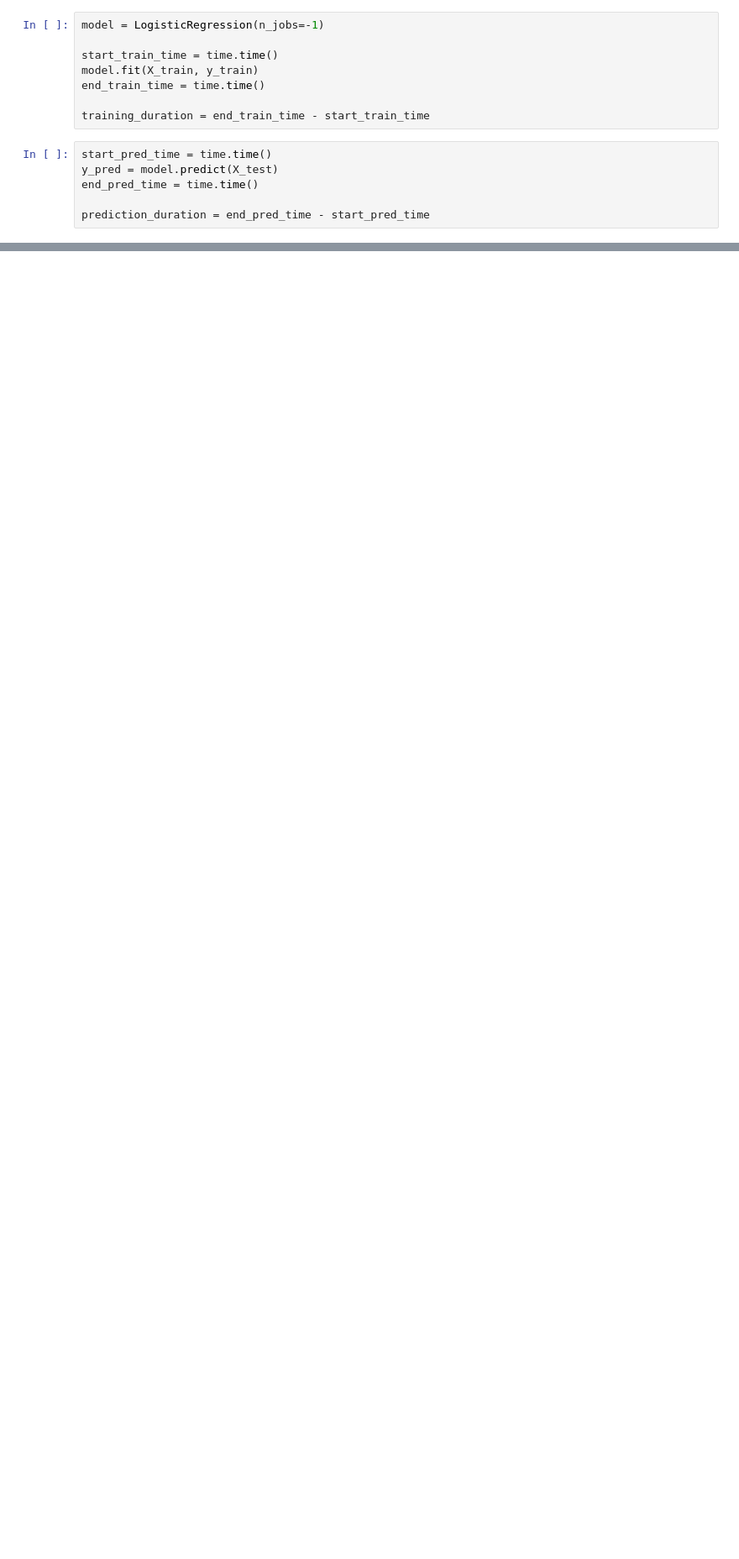
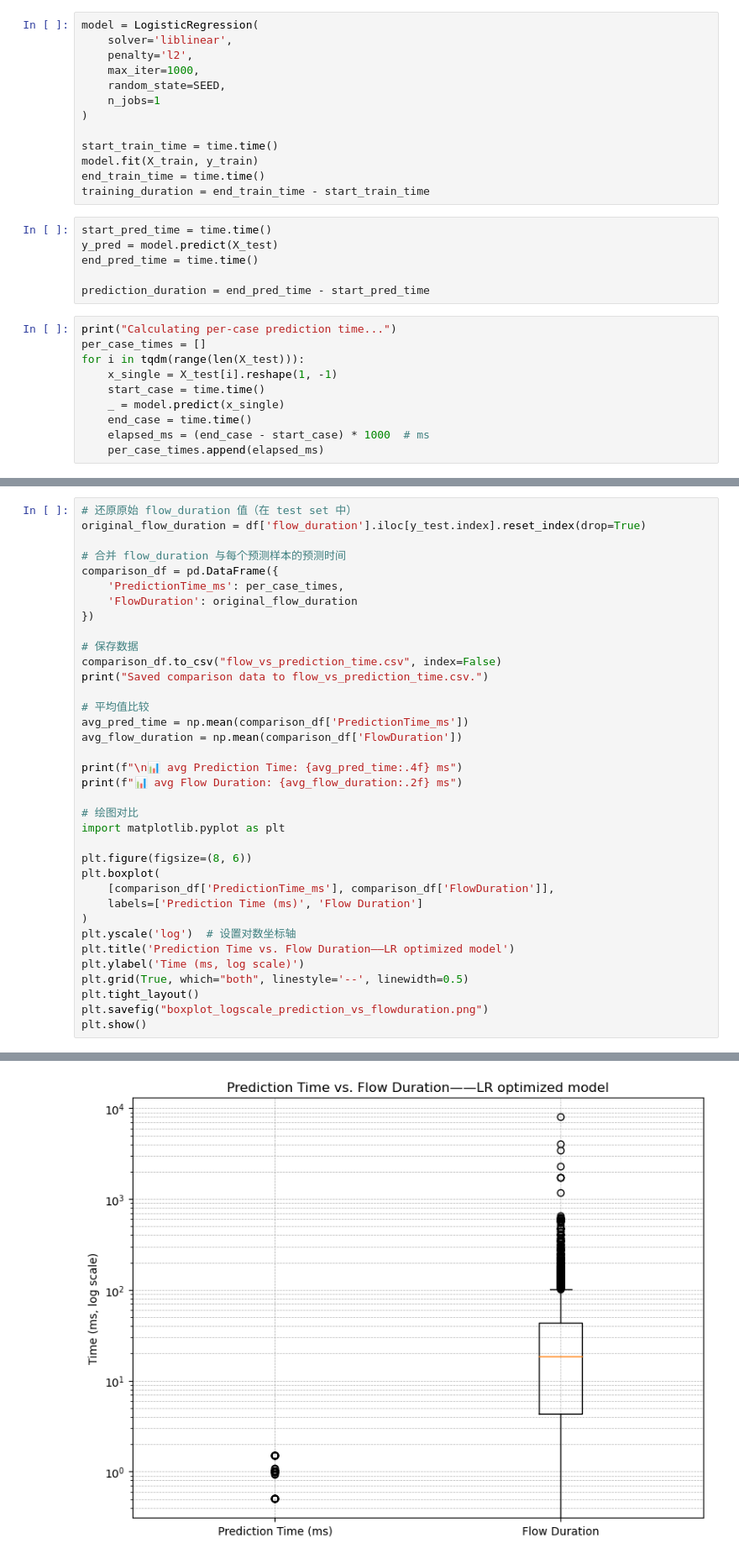
Before and after one commit to Tomographx/Real-time-Slow-DDoS-Detection-in-IoT, a Jupyter notebook: models/LR.ipynb, the cells around one changed output, grey strips where cells are left out. Shown at 84% size. Cells and saved outputs as stored; diff of their text form; blank space fills up the shorter version.

```diff
--- a/models/LR.ipynb
+++ b/models/LR.ipynb
@@ -49,11 +56,16 @@ X_train, X_test, y_train, y_test = train_test_split(
 )
 # %%
-model = LogisticRegression(n_jobs=-1)
+model = LogisticRegression(
+    solver='liblinear',
+    penalty='l2',
+    max_iter=1000,
+    random_state=SEED,
+    n_jobs=1
+)
 
 start_train_time = time.time()
 model.fit(X_train, y_train)
 end_train_time = time.time()
-
 training_duration = end_train_time - start_train_time
 # %%
 start_pred_time = time.time()
@@ -61,3 +73,13 @@ y_pred = model.predict(X_test)
 end_pred_time = time.time()
 
 prediction_duration = end_pred_time - start_pred_time
+# %%
+print("Calculating per-case prediction time...")
+per_case_times = []
+for i in tqdm(range(len(X_test))):
+    x_single = X_test[i].reshape(1, -1)
+    start_case = time.time()
+    _ = model.predict(x_single)
+    end_case = time.time()
+    elapsed_ms = (end_case - start_case) * 1000  # ms
+    per_case_times.append(elapsed_ms)
@@ -63,0 +94,37 @@ prediction_duration = end_pred_time - start_pred_time
+# %%
+# 还原原始 flow_duration 值（在 test set 中）
+original_flow_duration = df['flow_duration'].iloc[y_test.index].reset_index(drop=True)
+
+# 合并 flow_duration 与每个预测样本的预测时间
+comparison_df = pd.DataFrame({
+    'PredictionTime_ms': per_case_times,
+    'FlowDuration': original_flow_duration
+})
+
+# 保存数据
+comparison_df.to_csv("flow_vs_prediction_time.csv", index=False)
+print("Saved comparison data to flow_vs_prediction_time.csv.")
+
+# 平均值比较
+avg_pred_time = np.mean(comparison_df['PredictionTime_ms'])
+avg_flow_duration = np.mean(comparison_df['FlowDuration'])
+
+print(f"\n📊 avg Prediction Time: {avg_pred_time:.4f} ms")
+print(f"📊 avg Flow Duration: {avg_flow_duration:.2f} ms")
+
+# 绘图对比
+import matplotlib.pyplot as plt
+
+plt.figure(figsize=(8, 6))
+plt.boxplot(
+    [comparison_df['PredictionTime_ms'], comparison_df['FlowDuration']],
+    labels=['Prediction Time (ms)', 'Flow Duration']
+)
+plt.yscale('log')  # 设置对数坐标轴
+plt.title('Prediction Time vs. Flow Duration——LR optimized model')
+plt.ylabel('Time (ms, log scale)')
+plt.grid(True, which="both", linestyle='--', linewidth=0.5)
+plt.tight_layout()
+plt.savefig("boxplot_logscale_prediction_vs_flowduration.png")
+plt.show()
+# %% [output]
@@ -63,0 +135 @@ prediction_duration = end_pred_time - start_pred_time
+[figure, added]
```
Also changed, not shown: parts of 17 cells of this notebook.
